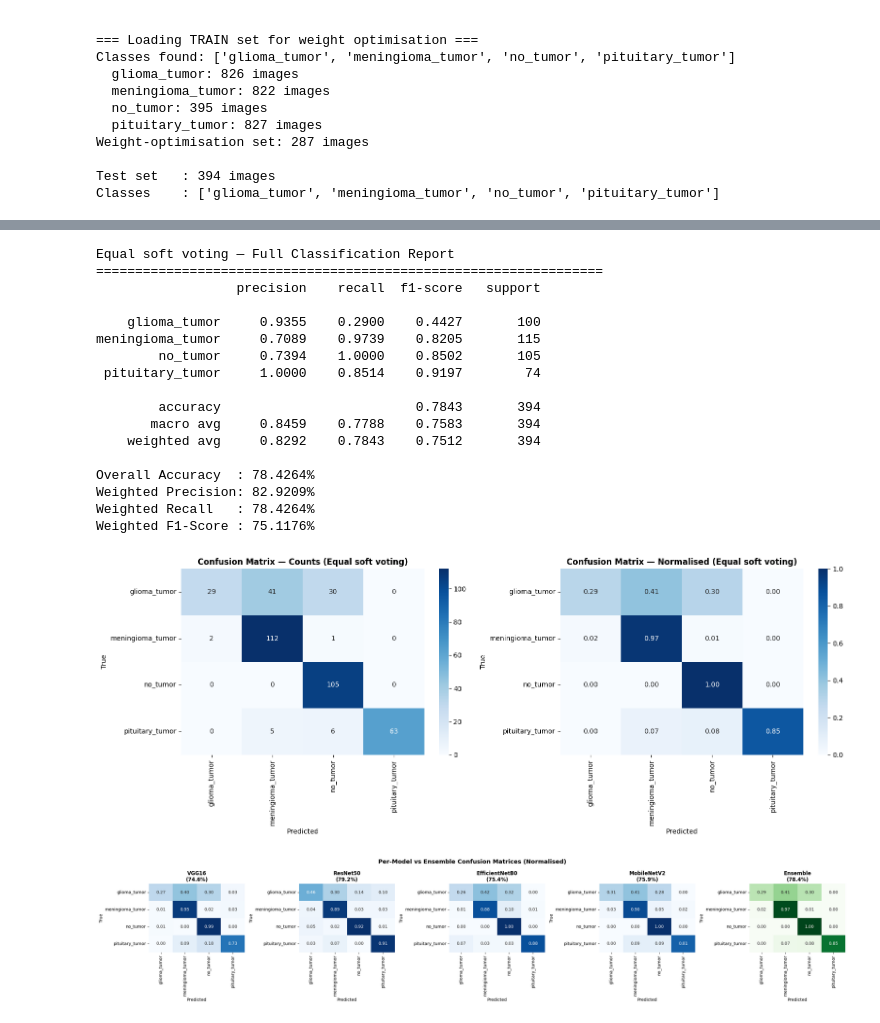
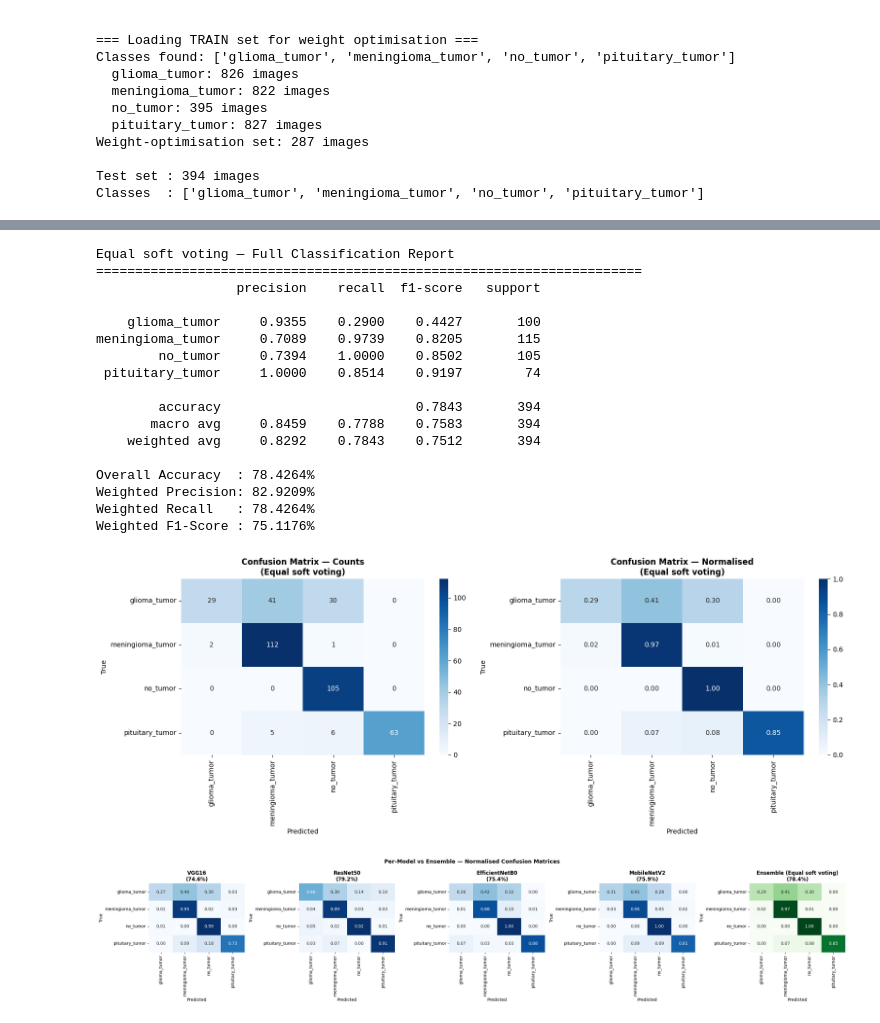
Before and after one commit to SNWE159/brain-tumor-classification, a Jupyter notebook: notebooks/07_Ensemble.ipynb, the cells around one changed output, grey strips where cells are left out. Drawn from its saved outputs; the diff is of its cells as text; code cells hidden in the pictures.

Commit message:
modify ensemble

```diff
--- a/notebooks/07_Ensemble.ipynb
+++ b/notebooks/07_Ensemble.ipynb
@@ -136,8 +145,8 @@ MobileNetV2 → [-1, 1] via preprocess_input
 # %%
 def load_dataset(base_path, img_size=IMG_SIZE):
     """
-    Load images from base_path/<class_name>/*.jpg structure.
-    Returns uint8 RGB arrays, integer labels, and class names.
+    Load images from base_path/<class_name>/ structure.
+    Returns uint8 RGB arrays, integer labels, class names, and file paths.
     """
     X, y, paths = [], [], []
     class_names = sorted([
@@ -171,15 +180,13 @@ def load_dataset(base_path, img_size=IMG_SIZE):
     return np.array(X, dtype=np.uint8), np.array(y), class_names, paths
 
 
-# ── Load test set (primary) — this is the true held-out evaluation ─────────────
+from sklearn.model_selection import train_test_split
+
+# ── Load test set ──────────────────────────────────────────────────────────────
 print('=== Loading TEST set ===')
 X_test, y_test, CLASS_NAMES, img_paths = load_dataset(TEST_PATH)
 
-# ── Also load a validation split from train for weight optimisation ────────────
-# We need labelled data to learn ensemble weights.
-# Using 10% of Training data (same split as individual notebooks).
-from sklearn.model_selection import train_test_split
-
+# ── Load training set → carve out validation split for weight optimisation ─────
 print('\n=== Loading TRAIN set for weight optimisation ===')
 X_train_full, y_train_full, _, _ = load_dataset(TRAIN_PATH)
 _, X_val_opt, _, y_val_opt = train_test_split(
@@ -189,8 +196,8 @@ _, X_val_opt, _, y_val_opt = train_test_split(
 print(f'Weight-optimisation set: {len(X_val_opt)} images')
 
 NUM_CLASSES = len(CLASS_NAMES)
-print(f'\nTest set   : {len(X_test)} images')
-print(f'Classes    : {CLASS_NAMES}')
+print(f'\nTest set : {len(X_test)} images')
+print(f'Classes  : {CLASS_NAMES}')
 # %% [output]
 === Loading TEST set ===
 Classes found: ['glioma_tumor', 'meningioma_tumor', 'no_tumor', 'pituitary_tumor']
@@ -441,15 +491,14 @@ ENSEMBLE COMPARISON — TEST SET
 # %%
 print(f'\n{BEST_METHOD} — Full Classification Report')
-print('='*65)
+print('='*70)
 print(classification_report(y_test, BEST_PREDS, target_names=CLASS_NAMES, digits=4))
-
 print(f'Overall Accuracy  : {accuracy_score(y_test, BEST_PREDS)*100:.4f}%')
 print(f'Weighted Precision: {precision_score(y_test, BEST_PREDS, average="weighted")*100:.4f}%')
 print(f'Weighted Recall   : {recall_score(y_test, BEST_PREDS, average="weighted")*100:.4f}%')
 print(f'Weighted F1-Score : {f1_score(y_test, BEST_PREDS, average="weighted")*100:.4f}%')
 # %% [output]
 Equal soft voting — Full Classification Report
-=================================================================
+======================================================================
                   precision    recall  f1-score   support
 
     glioma_tumor     0.9355    0.2900    0.4427       100
@@ -468,55 +517,49 @@ Weighted F1-Score : 75.1176%
 # %%
 cm      = confusion_matrix(y_test, BEST_PREDS)
 cm_norm = cm.astype(float) / cm.sum(axis=1, keepdims=True)
 
 fig, axes = plt.subplots(1, 2, figsize=(16, 6))
-
 for ax, data, fmt, title in zip(
-    axes,
-    [cm, cm_norm],
-    ['d', '.2f'],
-    ['Counts', 'Normalised']
+    axes, [cm, cm_norm], ['d', '.2f'], ['Counts', 'Normalised']
 ):
-    sns.heatmap(
-        data, annot=True, fmt=fmt, cmap='Blues',
-        xticklabels=CLASS_NAMES, yticklabels=CLASS_NAMES, ax=ax
-    )
-    ax.set_title(f'Confusion Matrix — {title} ({BEST_METHOD})', fontweight='bold')
+    sns.heatmap(data, annot=True, fmt=fmt, cmap='Blues',
+                xticklabels=CLASS_NAMES, yticklabels=CLASS_NAMES, ax=ax)
+    ax.set_title(f'Confusion Matrix — {title}\n({BEST_METHOD})', fontweight='bold')
     ax.set_xlabel('Predicted')
     ax.set_ylabel('True')
-
 plt.tight_layout()
 plt.show()
 # %% [output]
-[figure, old version]
+[figure, new version]
 # %%
-fig, axes = plt.subplots(1, len(good_models) + 1, figsize=(5 * (len(good_models) + 1), 5))
+fig, axes = plt.subplots(1, len(good_models) + 1,
+                         figsize=(5 * (len(good_models) + 1), 5))
 
 for ax, (name, probs) in zip(axes, good_models.items()):
     preds  = np.argmax(probs, axis=1)
     acc    = model_accuracies[name]
-    cm_ind = confusion_matrix(y_test, preds)
-    cm_n   = cm_ind.astype(float) / cm_ind.sum(axis=1, keepdims=True)
+    cm_n   = confusion_matrix(y_test, preds).astype(float)
+    cm_n  /= cm_n.sum(axis=1, keepdims=True)
     sns.heatmap(cm_n, annot=True, fmt='.2f', cmap='Blues',
-                xticklabels=CLASS_NAMES, yticklabels=CLASS_NAMES, ax=ax,
-                cbar=False)
+                xticklabels=CLASS_NAMES, yticklabels=CLASS_NAMES,
+                ax=ax, cbar=False)
     ax.set_title(f'{name}\n({acc*100:.1f}%)', fontweight='bold')
     ax.set_xlabel('Predicted')
     ax.set_ylabel('True')
 
-# Ensemble
 ax = axes[-1]
 sns.heatmap(cm_norm, annot=True, fmt='.2f', cmap='Greens',
-            xticklabels=CLASS_NAMES, yticklabels=CLASS_NAMES, ax=ax,
-            cbar=False)
-ax.set_title(f'Ensemble\n({BEST_ACC*100:.1f}%)', fontweight='bold')
+            xticklabels=CLASS_NAMES, yticklabels=CLASS_NAMES,
+            ax=ax, cbar=False)
+ax.set_title(f'Ensemble ({BEST_METHOD})\n({BEST_ACC*100:.1f}%)', fontweight='bold')
 ax.set_xlabel('Predicted')
 ax.set_ylabel('True')
 
-plt.suptitle('Per-Model vs Ensemble Confusion Matrices (Normalised)', fontsize=14, fontweight='bold')
+plt.suptitle('Per-Model vs Ensemble — Normalised Confusion Matrices',
+             fontsize=13, fontweight='bold')
 plt.tight_layout()
 plt.show()
 # %% [output]
-[figure, old version]
+[figure, new version]
 # %%
 if BEST_PROBS is not None:
```
Also changed, not shown: parts of 12 cells of this notebook.
